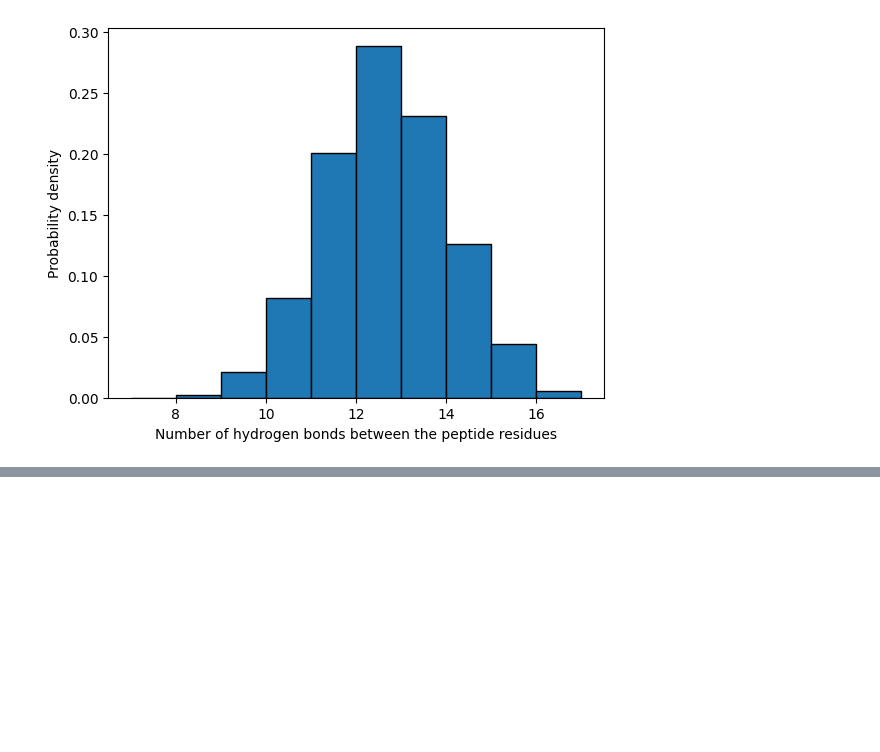
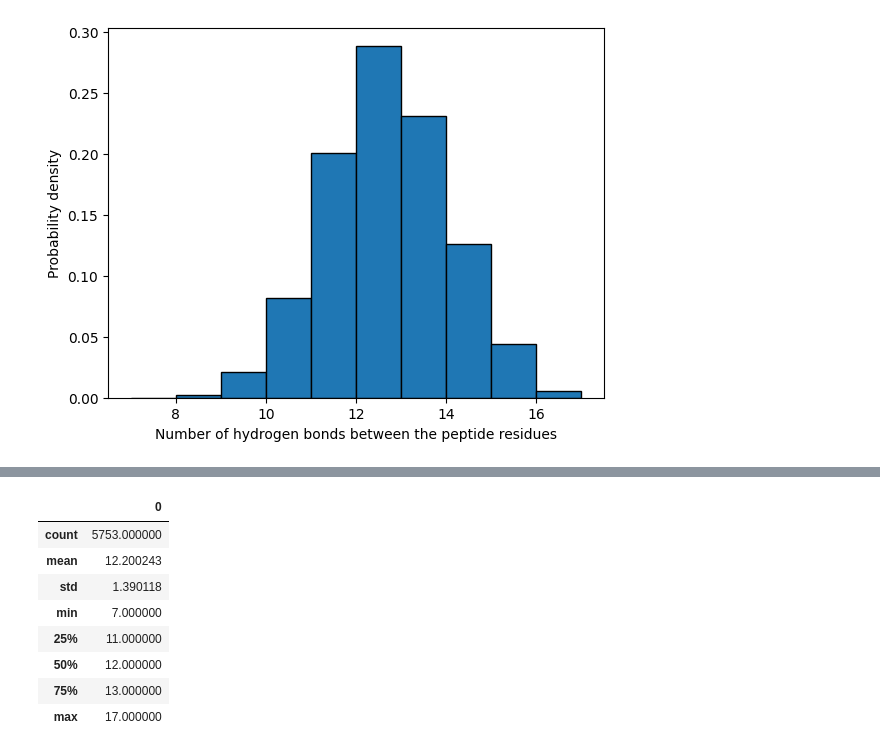
Before and after one commit to YimingHuang1999/PROJECT, a Jupyter notebook: HBOND/GAD1-NVT/T180K/HBOND-NUMBER.ipynb, the cells around one changed output, grey strips where cells are left out. Saved outputs shown, nothing was run; the diff lists cells and outputs as text; code cells hidden in the pictures; blank space fills up the shorter version.

```diff
--- a/HBOND/GAD1-NVT/T180K/HBOND-NUMBER.ipynb
+++ b/HBOND/GAD1-NVT/T180K/HBOND-NUMBER.ipynb
@@ -38,0 +67,13 @@ plt.show()
+# %%
+hbnum2_pd = pd.DataFrame(hbnum2)
+hbnum2_pd.describe()
+# %% [output]
+|  | 0 |
+| count | 5753.000000 |
+| mean | 12.200243 |
+| std | 1.390118 |
+| min | 7.000000 |
+| 25% | 11.000000 |
+| 50% | 12.000000 |
+| 75% | 13.000000 |
+| max | 17.000000 |
```
Also changed, not shown: parts of 3 cells of this notebook.
